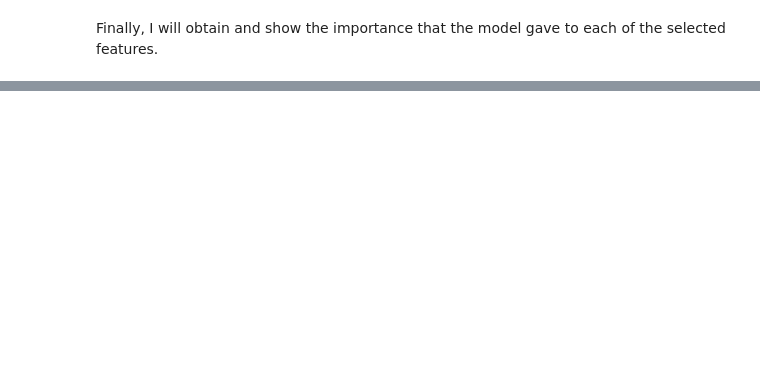
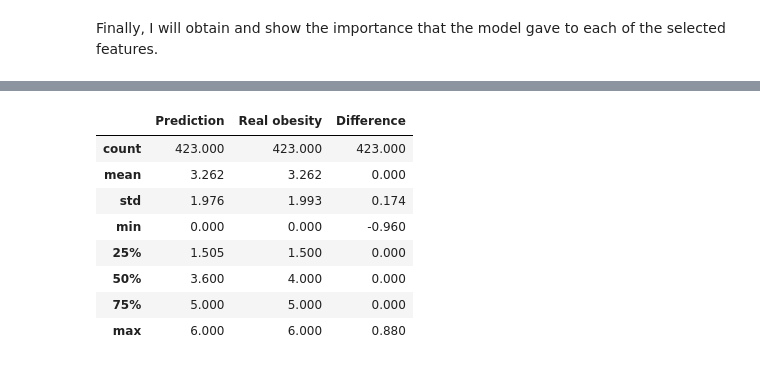
Before and after one commit to ricardo4lvarez/Portfolio_Data_Analist, a Jupyter notebook: Ejercicio.ipynb, the cells around one changed output, grey strips where cells are left out. Cells and saved outputs as stored; diff of their text form; code cells hidden in the pictures; blank space fills up the shorter version.

```diff
--- a/Ejercicio.ipynb
+++ b/Ejercicio.ipynb
@@ -502,0 +553,12 @@ print(feature_importance_df)
+# %%
+result_table.describe()
+# %% [output]
+|  | Prediction | Real obesity | Difference |
+| count | 423.000 | 423.000 | 423.000 |
+| mean | 3.262 | 3.262 | 0.000 |
+| std | 1.976 | 1.993 | 0.174 |
+| min | 0.000 | 0.000 | -0.960 |
+| 25% | 1.505 | 1.500 | 0.000 |
+| 50% | 3.600 | 4.000 | 0.000 |
+| 75% | 5.000 | 5.000 | 0.000 |
+| max | 6.000 | 6.000 | 0.880 |
```
Also changed, not shown: parts of 18 cells of this notebook.
